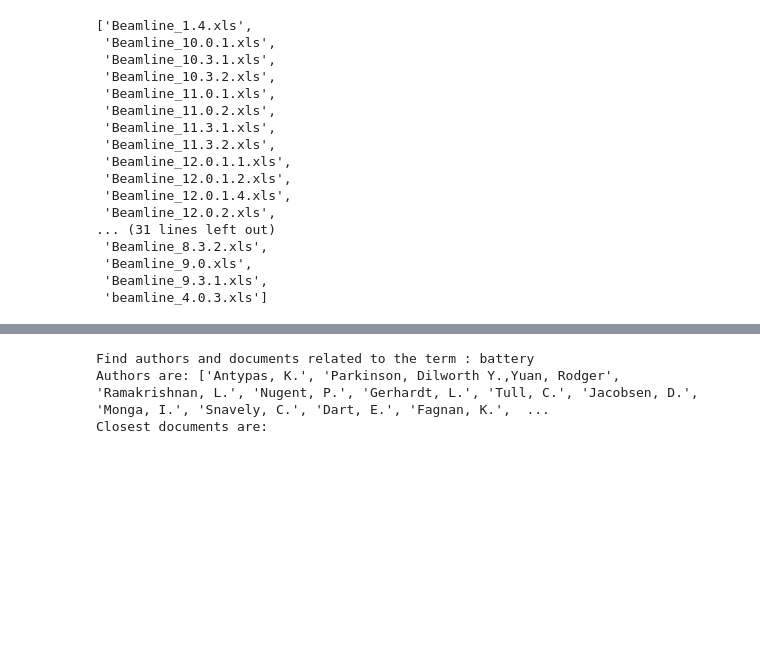
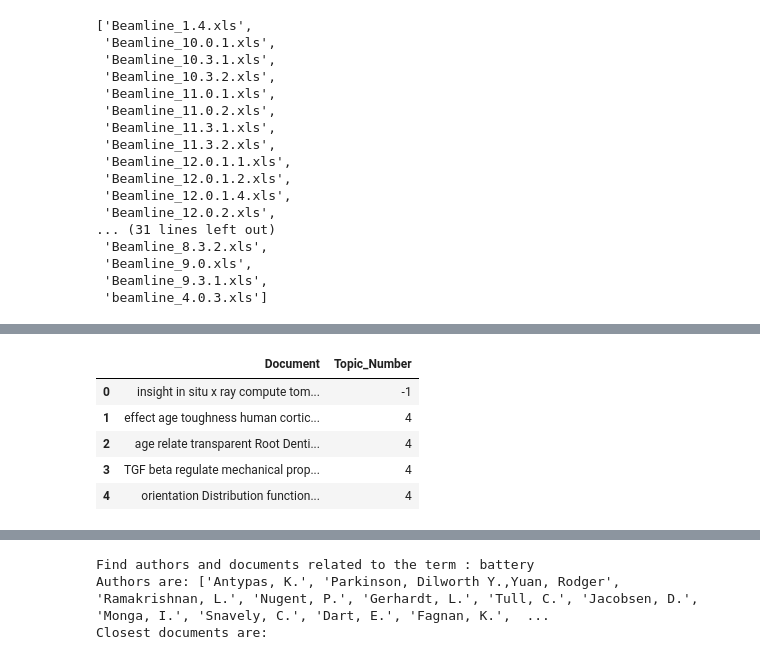
Before and after one commit to lbl-camera/berteley, a Jupyter notebook: TopicModel_RecEngine.ipynb, the cells around one changed output, grey strips where cells are left out. Drawn from its saved outputs; the diff is of its cells as text; code cells hidden in the pictures; blank space fills up the shorter version.

```diff
--- a/TopicModel_RecEngine.ipynb
+++ b/TopicModel_RecEngine.ipynb
@@ -331,0 +330,12 @@ Topics: [-1, 2, 2, 2, 2, 2, 3, -1, 3, 2, 2, 0, -1, 0, 2, 0, 2, 2, 0, -1, 3, 0, 0
+# %%
+# get docs for each topic ..see for topic 7 (battery)
+
+docs_topics = pd.DataFrame(topics, list_text).reset_index().rename(columns = {'index':'Document', 0:'Topic_Number'})
+docs_topics.head()
+# %% [output]
+|  | Document | Topic_Number |
+| 0 | insight in situ x ray compute tom... | -1 |
+| 1 | effect age toughness human cortic... | 4 |
+| 2 | age relate transparent Root Denti... | 4 |
+| 3 | TGF beta regulate mechanical prop... | 4 |
+| 4 | orientation Distribution function... | 4 |
```
Also changed, not shown: parts of 15 cells of this notebook.
